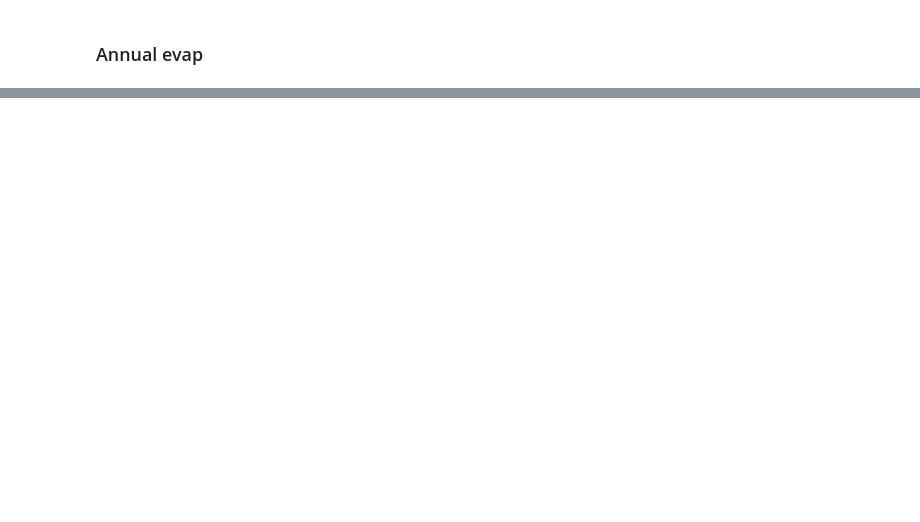
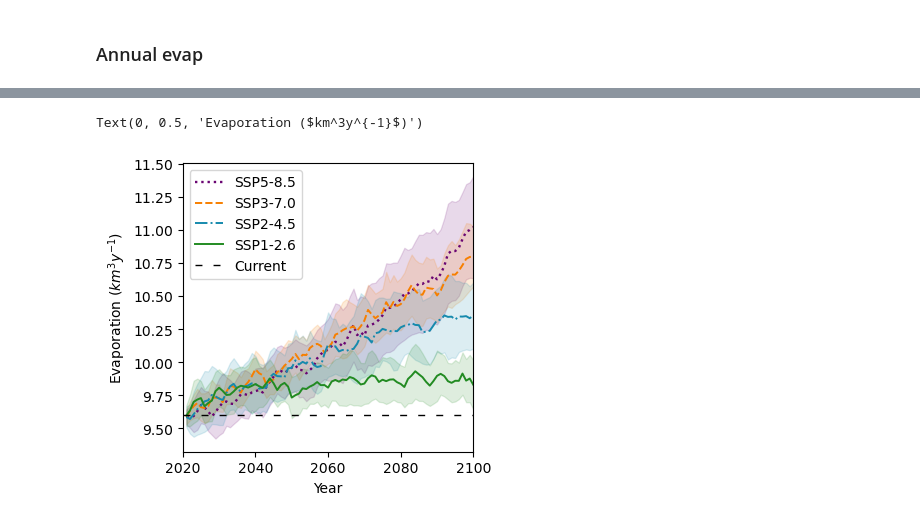
Before and after one commit to kysolvik/reservoir-id-smp, a Jupyter notebook: reservoir-id-smp/analysis/precip_evap/pet_evapotranspiration_v2.ipynb, the cells around one changed output, grey strips where cells are left out. Cells and saved outputs as stored; diff of their text form; code cells hidden in the pictures; blank space fills up the shorter version.

Commit message:
Updated evaporation calcs using new version of CRU data and using eroded/dilated reservoir polies

```diff
--- a/reservoir-id-smp/analysis/precip_evap/pet_evapotranspiration_v2.ipynb
+++ b/reservoir-id-smp/analysis/precip_evap/pet_evapotranspiration_v2.ipynb
@@ -141,5 +206,5 @@ if not os.path.isfile(annual_csv):
 # %%
-annual_df = pd.read_csv('./data/sentinel_v6_2021_allmodels_annual_cmip6.csv').set_index('year')
+annual_df = pd.read_csv('./data/sentinel_v7_2021_allmodels_annual_cmip6.csv').set_index('year')
 annual_df.index = annual_df.index.astype(int)
 # %%
 # Scale to beginning
@@ -161,9 +226,9 @@ annual_df_rotate.loc[annual_df_rotate.index.str.contains('ssp370'), 'scenario']
 annual_df_rotate.loc[annual_df_rotate.index.str.contains('ssp585'), 'scenario'] = 'SSP5-8.5'
 # %%
 def calc_interval_low(a):
-    return st.t.interval(0.8, len(a)-1, loc=np.mean(a), scale=st.sem(a))[0]
+    return st.t.interval(0.9, len(a)-1, loc=np.mean(a), scale=st.sem(a))[0]
 def calc_interval_high(a):
-    return st.t.interval(0.8, len(a)-1, loc=np.mean(a), scale=st.sem(a))[1]
+    return st.t.interval(0.9, len(a)-1, loc=np.mean(a), scale=st.sem(a))[1]
 # %%
 
 annual_mean = annual_df_rotate.groupby('scenario').mean().T
@@ -176,26 +241,35 @@ annual_high = annual_max.copy()
 for scenario in annual_mean.columns:
     annual_low.loc[:,scenario] = annual_df_rotate.loc[annual_df_rotate['scenario']==scenario].drop(columns=['scenario']).apply(calc_interval_low)
     annual_high.loc[:,scenario] = annual_df_rotate.loc[annual_df_rotate['scenario']==scenario].drop(columns=['scenario']).apply(calc_interval_high)
+# Set indexes
+annual_mean.index = annual_mean.index.astype(int)
+annual_low.index = annual_low.index.astype(int)
+annual_high.index = annual_high.index.astype(int)
+annual_min.index = annual_min.index.astype(int)
+annual_max.index = annual_max.index.astype(int)
 # %%
 color_list = ['#6a0572','#f77f00', '#168AAD','forestgreen']
 linestyle_list = [':','--','-.','-']
 fig, ax = plt.subplots(figsize=(3.75,3.75))
 for i, scenario in enumerate(annual_mean.columns[::-1]):
     lw=1.4
     if i == 0:
         lw=1.7
     annual_mean[scenario].plot(color=color_list[i], style=linestyle_list[i], ax=ax, lw=lw)
     ax.fill_between(annual_df.index,
                     annual_low[scenario],
                     annual_high[scenario],
                     color=color_list[i],
                     alpha=0.15, lw=0.9)
-ax.axhline(y=11.74,color='black', lw=1.0, label='Current', linestyle=(0, (5,8)))
+ax.axhline(y=9.6,color='black', lw=1.0, label='Current', linestyle=(0, (5,8)))
 ax.set_xlim(2020, 2100)
 ax.set_xticks([2020, 2040, 2060, 2080, 2100])
 ax.legend()
 ax.set_xlabel('Year')
 ax.set_ylabel('Evaporation ($km^3y^{-1}$)')
 # plt.savefig('/home/ksolvik/research/reservoirs/figs/ch0/evaporation.jpg', dpi=300,
 #             pil_kwargs={'quality':95},
 #             bbox_inches='tight')
+# %% [output]
+Text(0, 0.5, 'Evaporation ($km^3y^{-1}$)')
+[figure, added]
```
Also changed, not shown: parts of 15 cells of this notebook.
